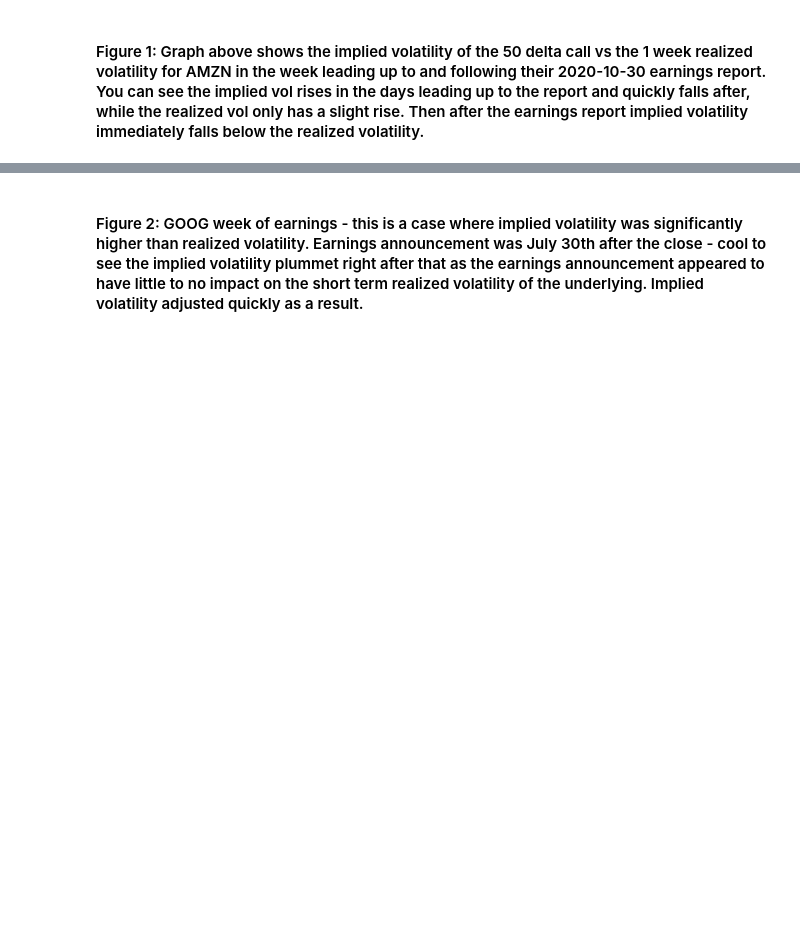
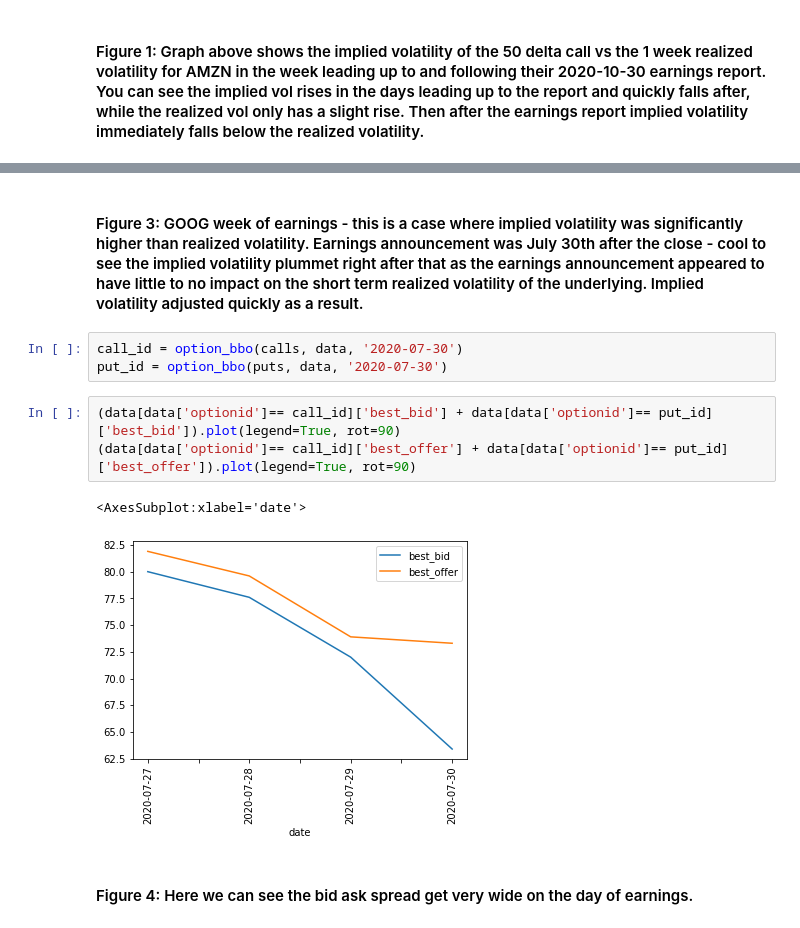
Before and after one commit to sampiaz/finmath_project, a Jupyter notebook: Krumdick_Piazza_Project_Draft.ipynb, the cells around one changed output, grey strips where cells are left out. Saved outputs shown, nothing was run; the diff lists cells and outputs as text; blank space fills up the shorter version.

```diff
--- a/Krumdick_Piazza_Project_Draft.ipynb
+++ b/Krumdick_Piazza_Project_Draft.ipynb
@@ -208,2 +227,13 @@ CreateVisual('GOOG', closeVols, calls, puts)
 # %% [markdown]
-#### Figure 2: GOOG week of earnings - this is a case where implied volatility was significantly higher than realized volatility. Earnings announcement was July 30th after the close - cool to see the implied volatility plummet right after that as the earnings announcement appeared to have little to no impact on the short term realized volatility of the underlying. Implied volatility adjusted quickly as a result.
+#### Figure 3: GOOG week of earnings - this is a case where implied volatility was significantly higher than realized volatility. Earnings announcement was July 30th after the close - cool to see the implied volatility plummet right after that as the earnings announcement appeared to have little to no impact on the short term realized volatility of the underlying. Implied volatility adjusted quickly as a result.
+# %%
+call_id = option_bbo(calls, data, '2020-07-30')
+put_id = option_bbo(puts, data, '2020-07-30')
+# %%
+(data[data['optionid']== call_id]['best_bid'] + data[data['optionid']== put_id]['best_bid']).plot(legend=True, rot=90)
+(data[data['optionid']== call_id]['best_offer'] + data[data['optionid']== put_id]['best_offer']).plot(legend=True, rot=90)
+# %% [output]
+<AxesSubplot:xlabel='date'>
+[figure, added]
+# %% [markdown]
+#### Figure 4: Here we can see the bid ask spread get very wide on the day of earnings.
```
Also changed, not shown: parts of 7 cells of this notebook, 2 other files.
